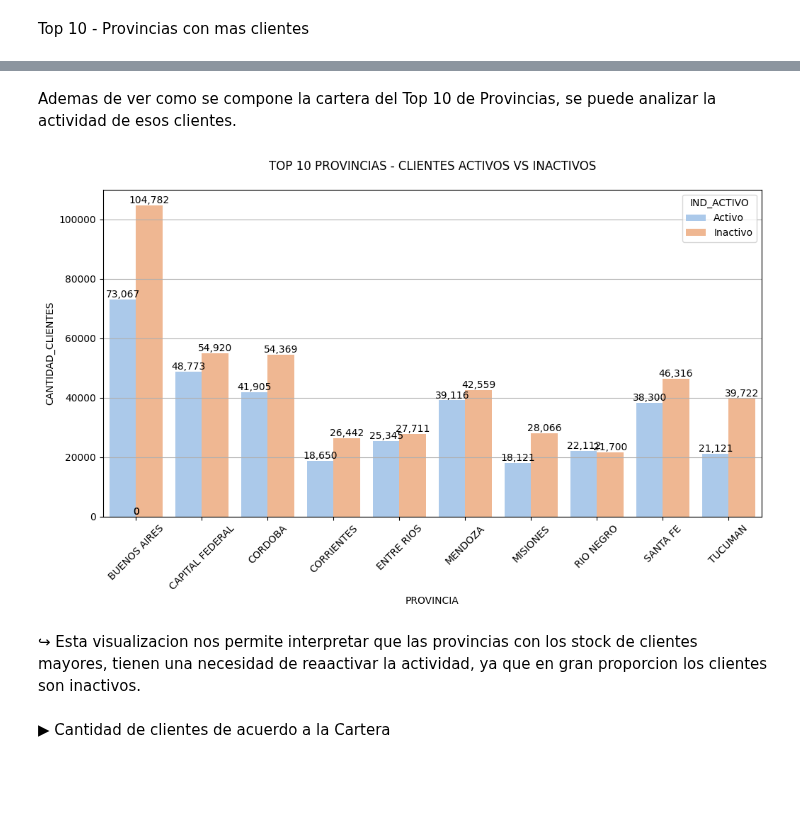
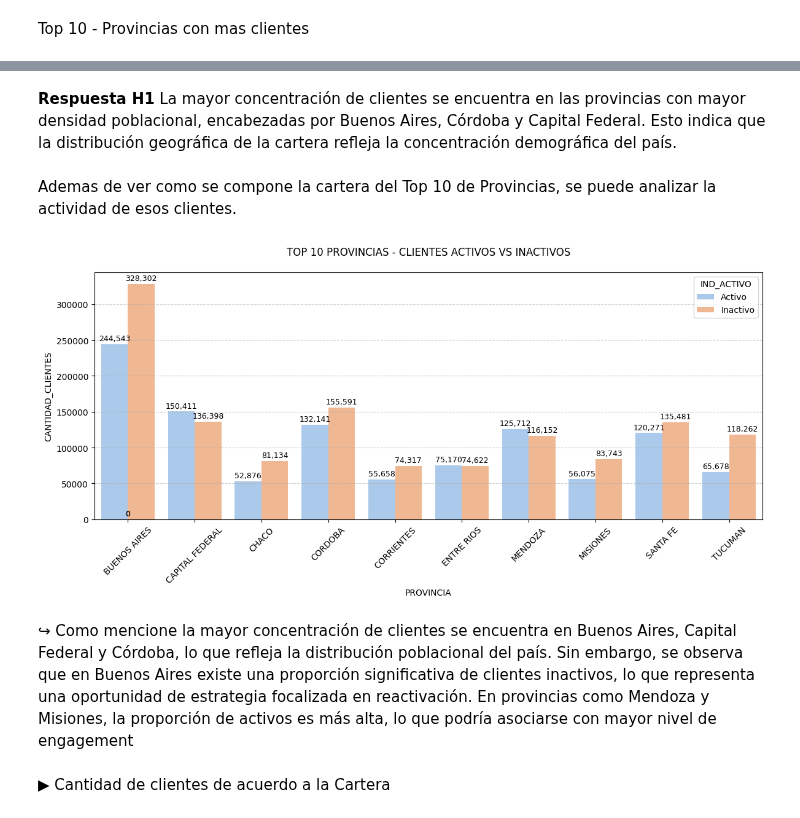
Before and after one commit to chiaravanin/CursoCoder, a Jupyter notebook: ProyectoDS_PArteIVANIN.ipynb, the cells around one changed output, grey strips where cells are left out. Saved outputs shown, nothing was run; the diff lists cells and outputs as text; code cells hidden in the pictures; blank space fills up the shorter version.

```diff
--- a/ProyectoDS_PArteIVANIN.ipynb
+++ b/ProyectoDS_PArteIVANIN.ipynb
@@ -174,0 +255,13 @@ dtype: int64
+# %%
+# Al detectar 3.876 valores negativos, interpreto que probablemente indica “sin actividad”, por ende lo voy a reemplazar por NaN
+# y crear una columna "Sin_Actividad" donde si trae true corresponde a NaN osea sin actividad
+
+
+df['ULTIMO_USO'] = df['ULTIMO_USO'].apply(lambda x: x if x >= 0 else np.nan)
+
+# Agregar una columna indicadora  "sin actividad"
+df['Sin_Actividad'] = df['ULTIMO_USO'].isna()
+
+# Verificar cambios
+print(df[['ULTIMO_USO', 'Sin_Actividad']].head(10))
+print("Cantidad de valores faltantes:", df['ULTIMO_USO'].isna().sum())
@@ -278,46 +407,55 @@ plt.show()
+# %% [markdown]
+**Respuesta H1** La mayor concentración de clientes se encuentra en las provincias con mayor densidad poblacional, encabezadas por Buenos Aires, Córdoba y Capital Federal. Esto indica que la distribución geográfica de la cartera refleja la concentración demográfica del país.
 # %% [markdown]
 Ademas de ver como se compone la cartera del Top 10 de Provincias, se puede analizar la actividad de esos clientes.
 # %%
 import matplotlib.pyplot as plt
 import seaborn as sns
 
 # Top 10 provincias por cantidad de clientes
-top_provincias = df['PROVINCIA'].value_counts().head(10).index
+top_provincias = df.groupby('PROVINCIA')['CANTIDAD_CLIENTES'].sum().nlargest(10).index
 df_top = df[df['PROVINCIA'].isin(top_provincias)]
 
-# Incorporar el Indicador de actividad
-provincia_estado = df_top.groupby(['PROVINCIA', 'IND_ACTIVO']).size().reset_index(name='CANTIDAD_CLIENTES')
+# Agrupar por provincia y estado activo sumando clientes
+provincia_estado = (
+    df_top.groupby(['PROVINCIA', 'IND_ACTIVO'])['CANTIDAD_CLIENTES']
+    .sum()
+    .reset_index()
+)
 
-# Gráfico de barras con hue por estado activo
-plt.figure(figsize=(12,6))
+# Gráfico de barras agrupadas
+plt.figure(figsize=(12, 6))
 ax = sns.barplot(
     data=provincia_estado,
     x='PROVINCIA',
     y='CANTIDAD_CLIENTES',
-    hue='IND_ACTIVO',   # para distinguir entre activos e inactivos
+    hue='IND_ACTIVO',
     palette='pastel'
 )
 
 plt.title('TOP 10 PROVINCIAS - CLIENTES ACTIVOS VS INACTIVOS', pad=20)
 plt.xticks(rotation=45)
-plt.grid(axis='y')
+plt.grid(axis='y', linestyle='--', alpha=0.6)
 
-# Etiqueta de datos
+# Etiquetas de valores encima de las barras
 for p in ax.patches:
     ax.annotate(
         format(int(p.get_height()), ',d'),
         (p.get_x() + p.get_width() / 2., p.get_height()),
         ha='center',
         va='bottom',
-        fontsize=10,
-        color='black'
+        fontsize=9,
+        color='black',
+        xytext=(0, 2),
+        textcoords='offset points'
     )
 
+plt.tight_layout()
 plt.show()
 # %% [output]
-[figure, old version]
+[figure, new version]
-# %% [markdown]
-↪ Esta visualizacion nos permite interpretar que las provincias con los stock de clientes mayores, tienen una necesidad de reaactivar la actividad, ya que en gran proporcion los clientes son inactivos.
+# %% [markdown]
+↪  Como mencione la mayor concentración de clientes se encuentra en Buenos Aires, Capital Federal y Córdoba, lo que refleja la distribución poblacional del país. Sin embargo, se observa que en Buenos Aires existe una proporción significativa de clientes inactivos, lo que representa una oportunidad de estrategia focalizada en reactivación. En provincias como Mendoza y Misiones, la proporción de activos es más alta, lo que podría asociarse con mayor nivel de engagement
 # %% [markdown]
 ▶ Cantidad de clientes de acuerdo a la Cartera
 # %%
```
Also changed, not shown: parts of 15 cells of this notebook.
